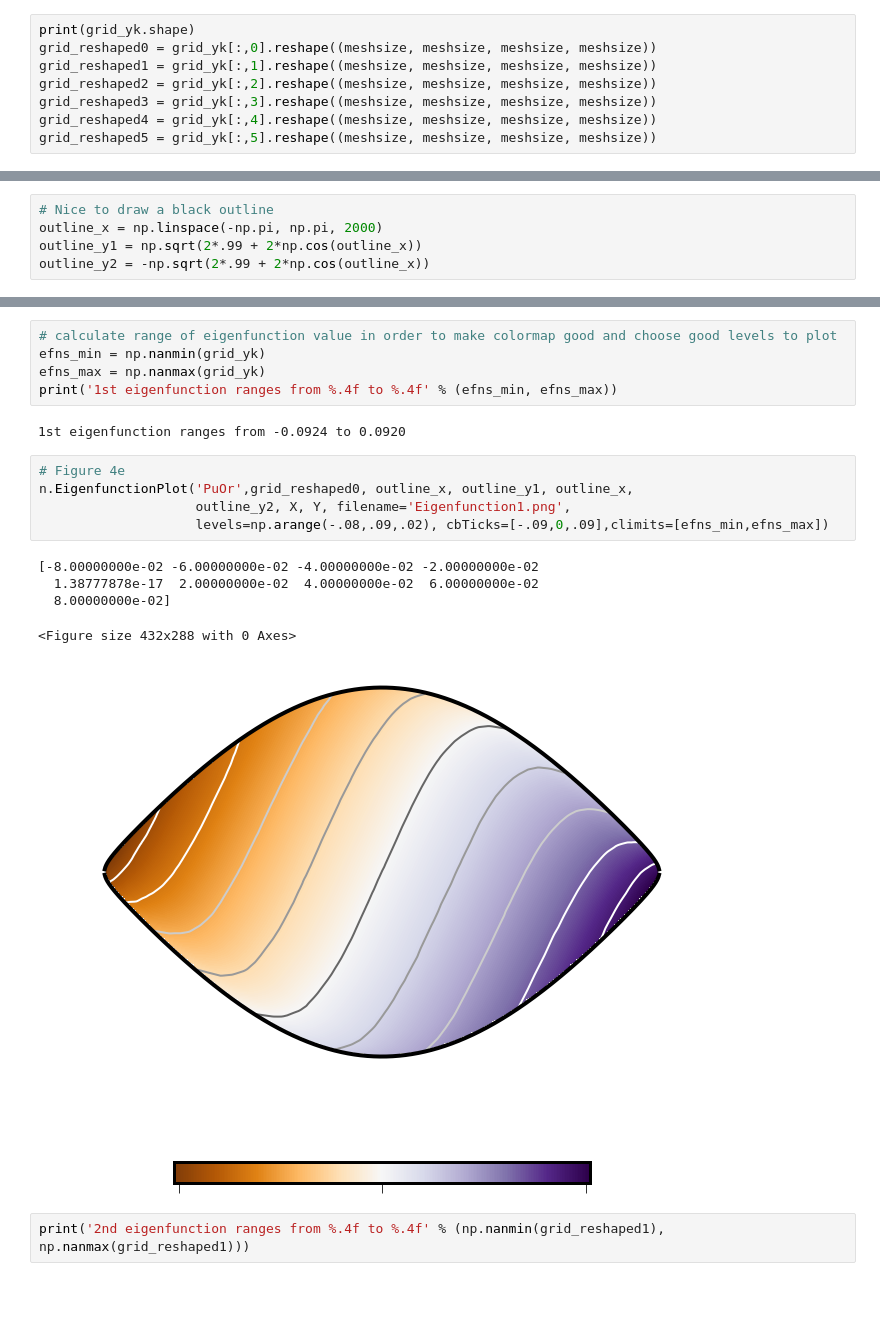
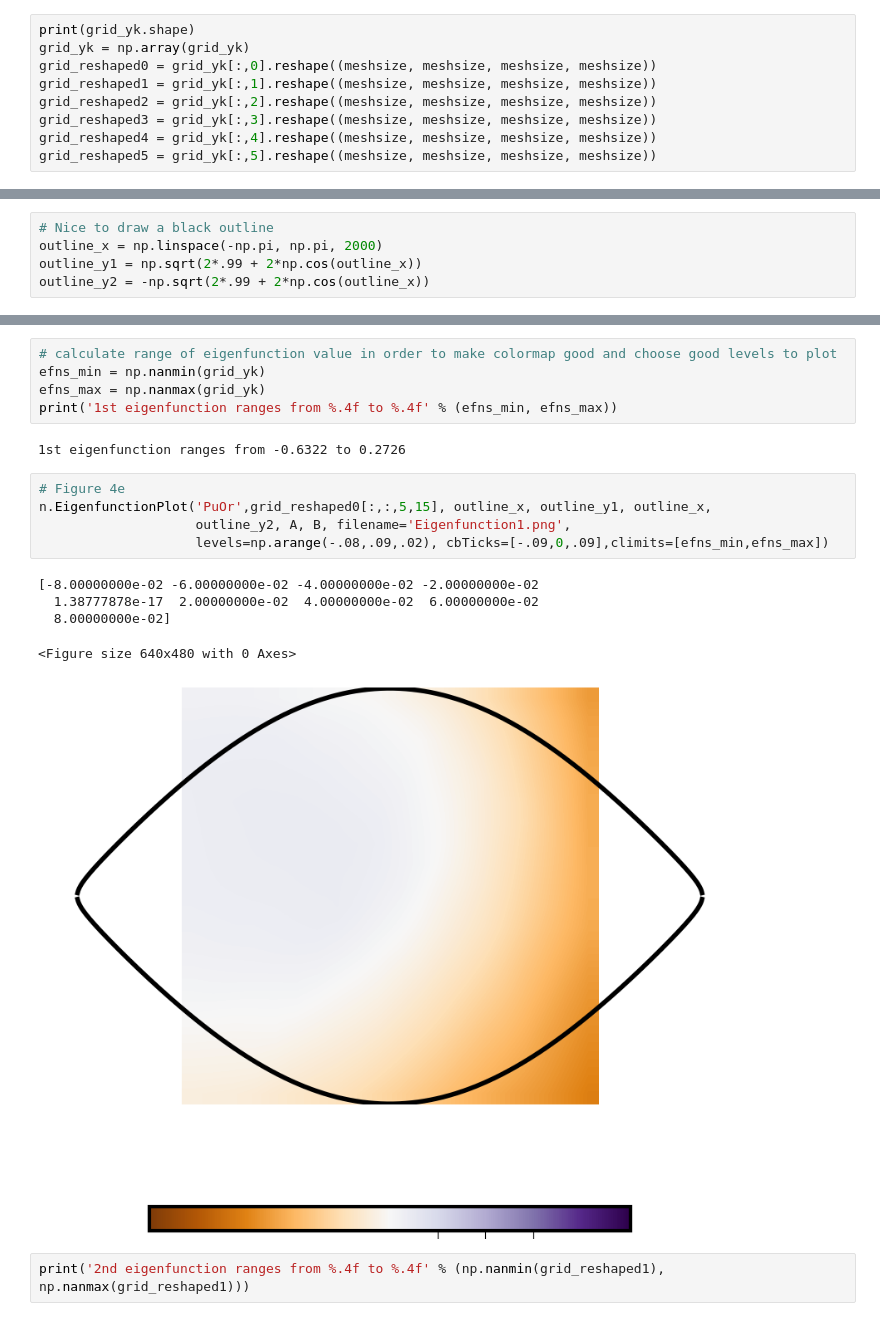
Before and after one commit to lukemclennan/DeepKoopman, a Jupyter notebook: postprocessing/BestModel-Lorenz96.ipynb, the cells around one changed output, grey strips where cells are left out. Drawn from its saved outputs; the diff is of its cells as text; blank space fills up the shorter version.

```diff
--- a/postprocessing/BestModel-Lorenz96.ipynb
+++ b/postprocessing/BestModel-Lorenz96.ipynb
@@ -358,6 +358,7 @@ print(grid.shape)
 grid_yk, grid_ykplus1, grid_ykplus2, grid_ykplus3, grid_xk_recon, grid_xkplus1, grid_xkplus2, grid_xkplus3 = n.ApplyKoopmanNetOmegas(grid, W, b, params['delta_t'], params['num_real'], params['num_complex_pairs'], params['num_encoder_weights'], params['num_omega_weights'], params['num_decoder_weights'])
 # %%
 print(grid_yk.shape)
+grid_yk = np.array(grid_yk)
 grid_reshaped0 = grid_yk[:,0].reshape((meshsize, meshsize, meshsize, meshsize))
 grid_reshaped1 = grid_yk[:,1].reshape((meshsize, meshsize, meshsize, meshsize))
 grid_reshaped2 = grid_yk[:,2].reshape((meshsize, meshsize, meshsize, meshsize))
@@ -421,18 +459,18 @@ efns_min = np.nanmin(grid_yk)
 efns_max = np.nanmax(grid_yk)
 print('1st eigenfunction ranges from %.4f to %.4f' % (efns_min, efns_max))
 # %% [output]
-1st eigenfunction ranges from -0.0924 to 0.0920
+1st eigenfunction ranges from -0.6322 to 0.2726
 # %%
 # Figure 4e
-n.EigenfunctionPlot('PuOr',grid_reshaped0, outline_x, outline_y1, outline_x,
-                    outline_y2, X, Y, filename='Eigenfunction1.png',
+n.EigenfunctionPlot('PuOr',grid_reshaped0[:,:,5,15], outline_x, outline_y1, outline_x,
+                    outline_y2, A, B, filename='Eigenfunction1.png',
                     levels=np.arange(-.08,.09,.02), cbTicks=[-.09,0,.09],climits=[efns_min,efns_max])
 # %% [output]
 [-8.00000000e-02 -6.00000000e-02 -4.00000000e-02 -2.00000000e-02
   1.38777878e-17  2.00000000e-02  4.00000000e-02  6.00000000e-02
   8.00000000e-02]
-<Figure size 432x288 with 0 Axes>
+<Figure size 640x480 with 0 Axes>
-[figure, old version]
+[figure, new version]
 # %%
 print('2nd eigenfunction ranges from %.4f to %.4f' % (np.nanmin(grid_reshaped1), np.nanmax(grid_reshaped1)))
 # %% [output]
```
Also changed, not shown: parts of 4 cells of this notebook, 4 other files.
